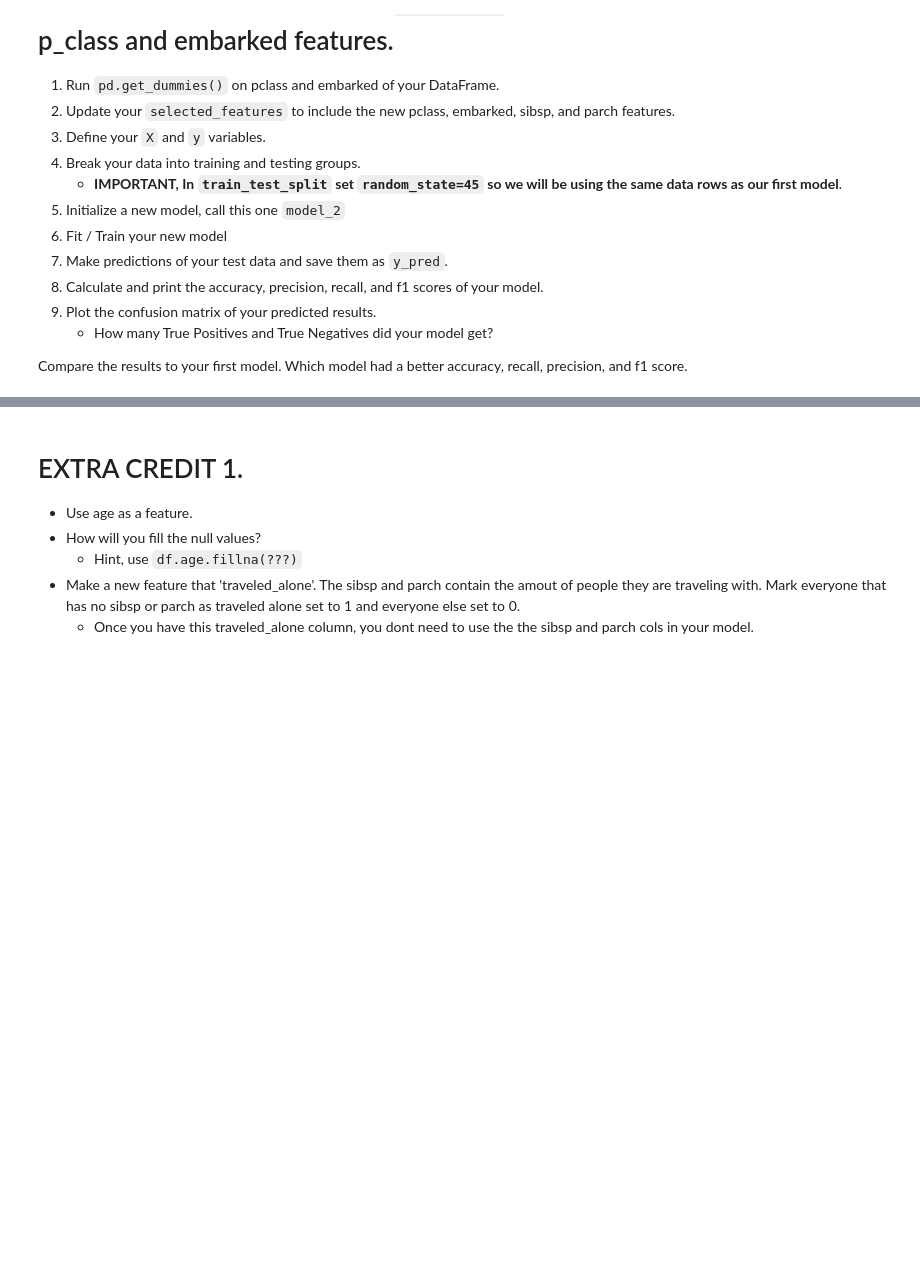
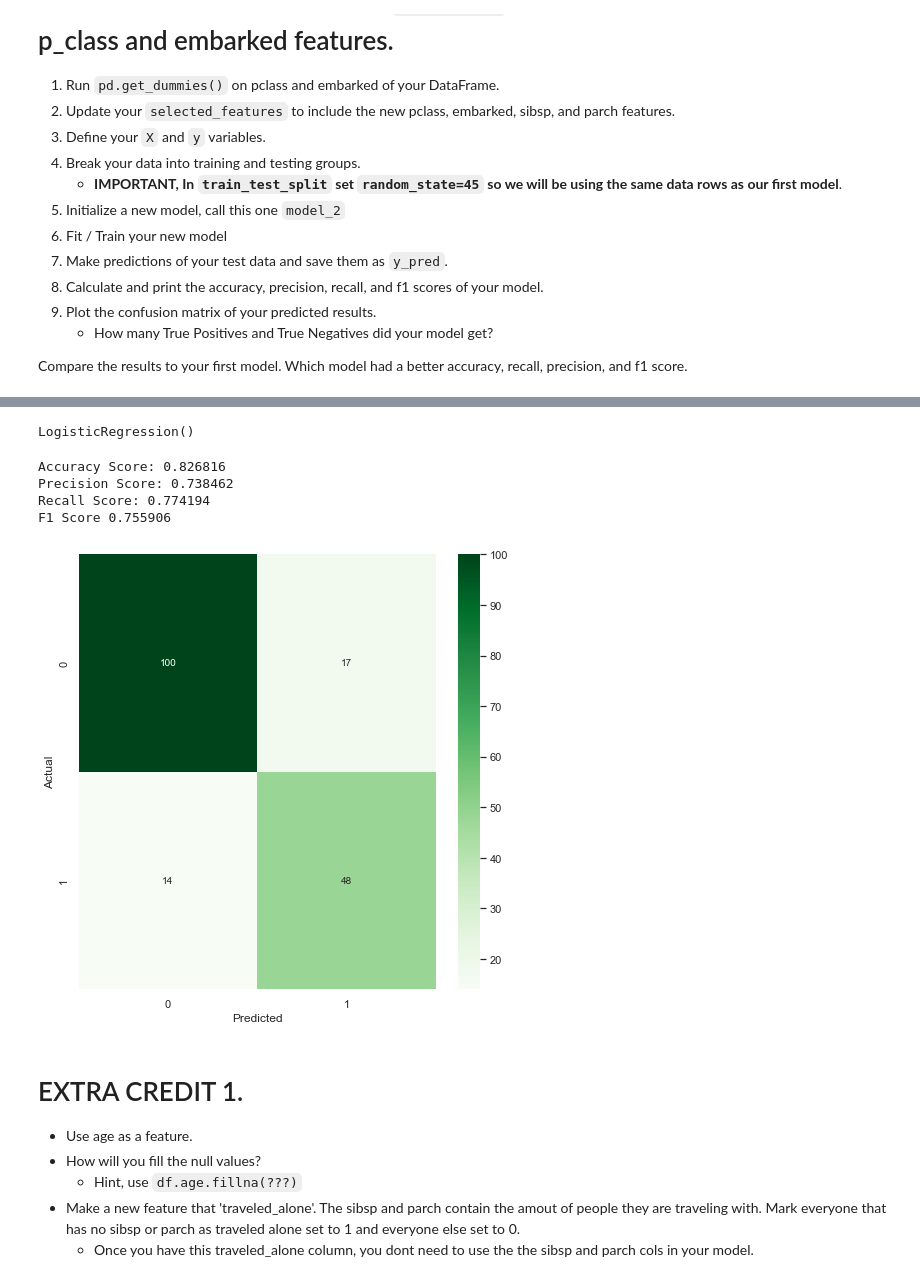
Before and after one commit to boolgerand5/my-fork-2023-fall-data-science-fridays, a Jupyter notebook: Week-03-Intro-To-ML/Exercise-HA.ipynb, the cells around one changed output, grey strips where cells are left out. Drawn from its saved outputs; the diff is of its cells as text; code cells hidden in the pictures; blank space fills up the shorter version.

```diff
--- a/Week-03-Intro-To-ML/Exercise-HA.ipynb
+++ b/Week-03-Intro-To-ML/Exercise-HA.ipynb
@@ -226,47 +278,59 @@ Compare the results to your first model. Which model had a better accuracy, reca
+# %%
+# Update your `selected_features` to include the new pclass and embarked features.
+selected_features_2 = ['fare', 'sex_male', 'pclass_2', 'pclass_3', 'embarked_Q', 'embarked_S']
+
+# Define your X and y variables
+X2 = df2[selected_features_2]
+y2 = df2['survived']
+
+# Split our data into testing and training.
+# !!! Remember to use the same random state as you used before
+X_train, X_test, y_train, y_test = train_test_split(X,y,test_size=0.2,random_state=45)
+
+# Fit / Train our model using our training data.
+model_2 = LogisticRegression()
+
+model_2.fit(X=X_train, y=y_train)
+# %% [output]
+LogisticRegression()
 # %%
-df = pd.read_csv('data/titanic.csv')
-
-# Run pd.get_dummies on pclass and embarked of your DataFrame.
+# Make new predicitions using our testing data.
 
 
-# Update your `selected_features` to include the new pclass and embarked features.
-
-# Define your X and y variables
-
-
-# Split our data into testing and training.
-# !!! Remeber to use the same random state as you used before
-
-
-# Initalize our model_2
-model_2 = LogisticRegression()
-
-# Fit / Train our model using our training data.
-
-# Make new predicitions using our testing data.
-
 # Calculate our accuracy
-accuracy_2 = ???
+accuracy_2 = accuracy_score(y_test, y_pred)
 
 # Calculate our precision score
-precision_2 = ???
+precision_2 = precision_score(y_test, y_pred)
 
 # Calculate our recall score
-recall_2 = ???
+recall_2 = recall_score(y_test, y_pred)
 
 # Calculate your f1-score
-f1_2 = ???
+f1_2 = f1_score(y_test, y_pred)
 
 # Print each of our scores to inspect performance.
 print("Accuracy Score: %f" % accuracy_2)
 print("Precision Score: %f" % precision_2)
 print("Recall Score: %f" % recall_2)
 print('F1 Score %f' % f1_2)
 
 # Plot your confusion matrix.
+
+cm = confusion_matrix(y_test, y_pred)
+
+tn, fp, fn, tp = confusion_matrix(y_test, y_pred).ravel()
+
 fig = plt.figure(figsize=(8,8))
+ax = sns.heatmap(cm, annot=True, cmap='Greens', fmt='g')
 plt.xlabel('Predicted')
 plt.ylabel('Actual');
+# %% [output]
+Accuracy Score: 0.826816
+Precision Score: 0.738462
+Recall Score: 0.774194
+F1 Score 0.755906
+[figure, added]
 # %% [markdown]
 # EXTRA CREDIT 1.
 * Use age as a feature.
```
Also changed, not shown: parts of 9 cells of this notebook.
